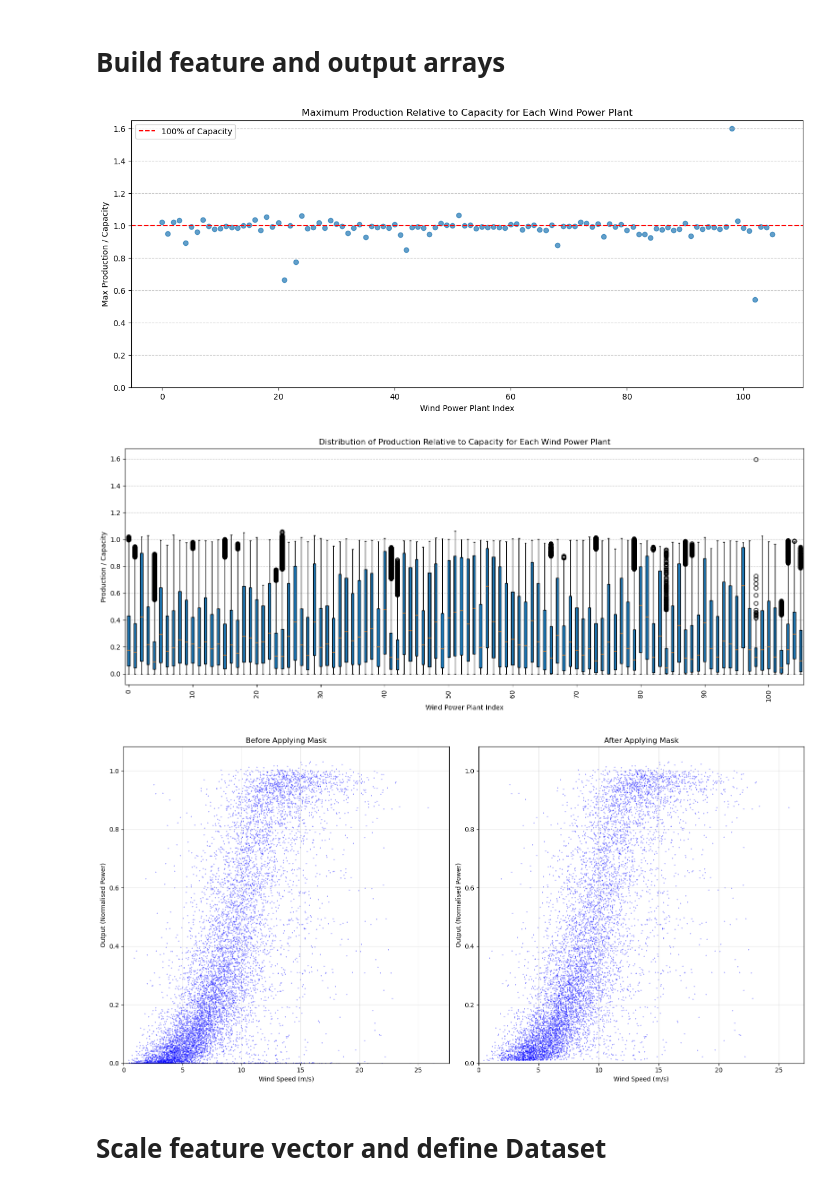
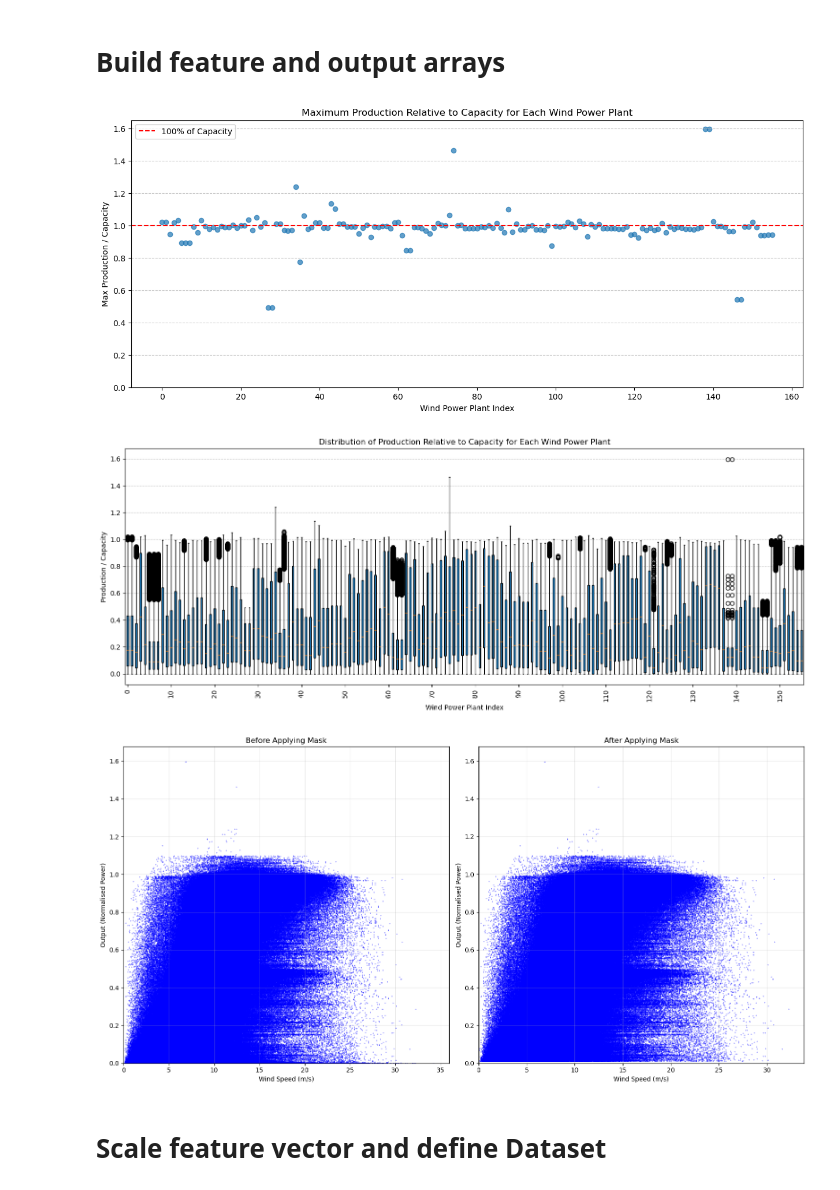
Before and after one commit to el-gif/Webapp, a Jupyter notebook: model2/MLP_KFold_model2.ipynb, the cells around one changed output. Cells and saved outputs as stored; diff of their text form; code cells hidden in the pictures.

```diff
--- a/model2/MLP_KFold_model2.ipynb
+++ b/model2/MLP_KFold_model2.ipynb
@@ -13,15 +13,15 @@ all_capacities = []
 all_commissioning_dates = []
 all_production_data = []
 
-with open(f"data/WPPs+production+wind.json", "r", encoding="utf-8") as file:
+with open(f"../data/WPPs+production+wind_new.json", "r", encoding="utf-8") as file:
     WPP_production_wind = json.load(file)
 
 # collect data
 for wpp in WPP_production_wind:
-    all_turbine_types.append([wpp["Turbine"] if pd.notna(wpp["Turbine"]) else "nan" for wpp in WPP_production_wind])
-    all_hub_heights.append(wpp["Hub_height"] if not pd.isna(wpp["Hub_height"]) else 100)
+    all_turbine_types.append(str(wpp["Turbine"]))
+    all_hub_heights.append(wpp["Hub_height"])
     all_capacities.append(wpp["Capacity"])
-    all_commissioning_dates.append("2015/06" if wpp["Commission_date"] == "nan" else f"{wpp['Commission_date']}/06" if isinstance(wpp["Commission_date"], str) and "/" not in wpp["Commission_date"] else wpp["Commission_date"])
+    all_commissioning_dates.append(f"{wpp['Commissioning_date']}/06" if isinstance(wpp["Commissioning_date"], str) and "/" not in wpp["Commissioning_date"] else wpp["Commissioning_date"])
     all_production_data.append(wpp["Production"])
 
 # One-Hot-Encoding for turbine types
@@ -64,7 +64,7 @@ for idx, production_data in enumerate(all_production_data):
     combined_features_raw.append(combined_chunk)
     output_raw.append(production_values)
 
-np.save("model2/turbine_types_order.npy", encoder.categories_[0])
+np.save("parameters/turbine_types_order.npy", encoder.categories_[0])
 
 # combine all data chunks to one array
 combined_features_raw = np.vstack(combined_features_raw)
@@ -107,8 +107,8 @@ plt.grid(axis='y', linestyle='--', alpha=0.7)
 plt.tight_layout()
 plt.show()
 # %% [output]
-[figure, old version]
+[figure, new version]
-[figure, old version]
+[figure, new version]
 # %%
 import numpy as np
 import matplotlib.pyplot as plt
@@ -120,8 +120,8 @@ combined_features_subset = combined_features_raw.copy()
 output_subset = output_raw.copy()
 
 # Extrahiere die entsprechenden Werte aus den Arrays
-combined_features_subset = combined_features_subset[random_indices]
-output_subset = output_subset[random_indices]
+# combined_features_subset = combined_features_subset[random_indices]
+# output_subset = output_subset[random_indices]
 
 # mask = ~((output_subset.flatten() < 0.01) & (combined_features_subset[:, -1] > 7.0))
 mask = output_subset.flatten() > 0.01
@@ -129,34 +129,34 @@ mask = output_subset.flatten() > 0.01
 # Apply the mask to filter the subsets
 combined_features_filtered = combined_features_subset[mask]
 output_filtered = output_subset[mask]
 
 # Generate a 2x1 plot to compare before and after applying the mask
 
 # Create the figure and subplots
 fig, axes = plt.subplots(1, 2, figsize=(16, 8))
 
 # Plot before applying the mask
 axes[0].scatter(combined_features_subset[:, -1], output_subset, s=0.1, color='blue')
 axes[0].set_title("Before Applying Mask")
 axes[0].set_xlabel("Wind Speed (m/s)")
 axes[0].set_ylabel("Output (Normalised Power)")
 axes[0].set_xlim(left=0)
 axes[0].set_ylim(bottom=0)
 axes[0].grid(alpha=0.3)
 
 # Plot after applying the mask
 axes[1].scatter(combined_features_filtered[:, -1], output_filtered, s=0.1, color='blue')
 axes[1].set_title("After Applying Mask")
 axes[1].set_xlabel("Wind Speed (m/s)")
 axes[1].set_ylabel("Output (Normalised Power)")
 axes[1].set_xlim(left=0)
 axes[1].set_ylim(bottom=0)
 axes[1].grid(alpha=0.3)
 
 plt.tight_layout()
 plt.show()
 # %% [output]
-[figure, old version]
+[figure, new version]
 # %% [markdown]
 <h1>Scale feature vector and define Dataset
 # %%
```
Also changed, not shown: parts of 10 cells of this notebook, 25 other files.
